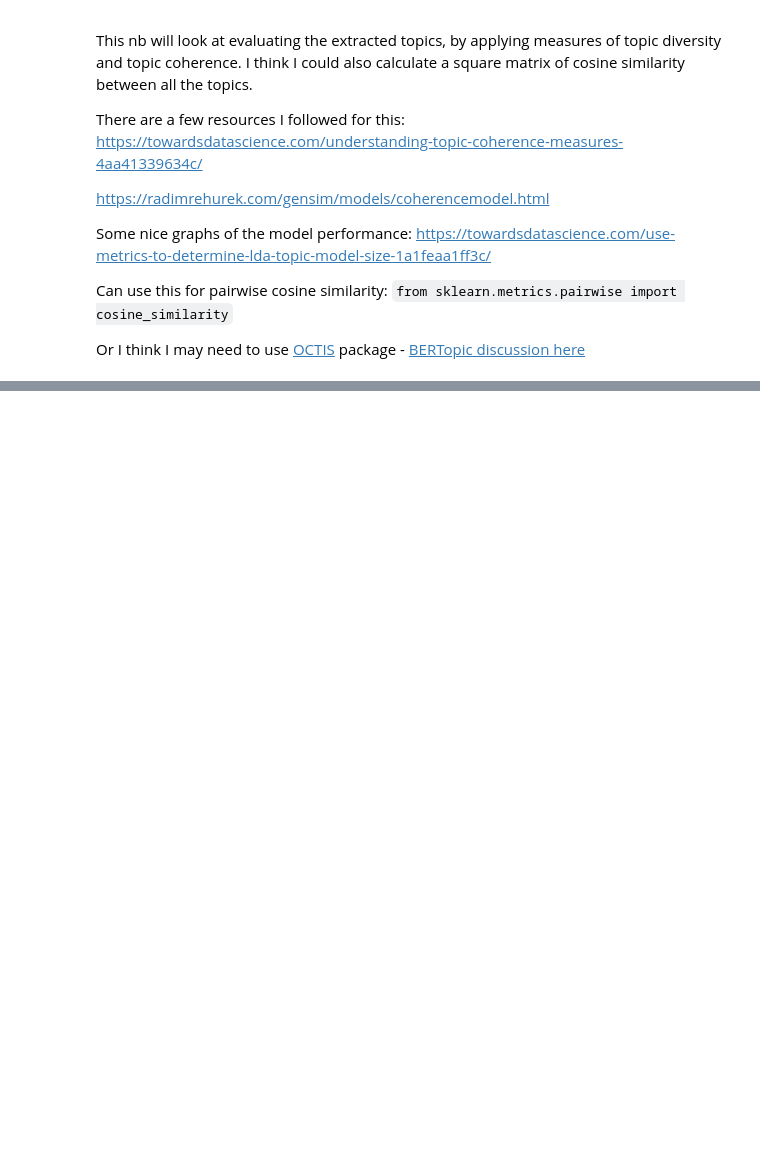
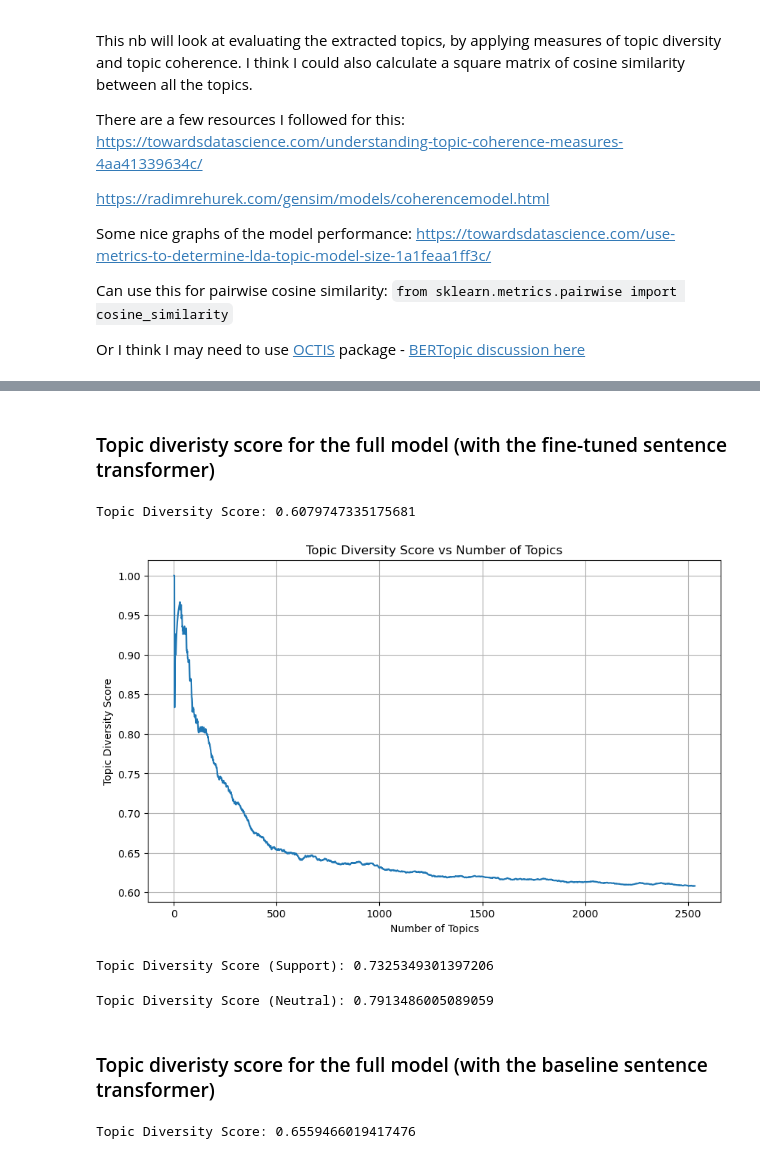
Before and after one commit to Bea-Taylor/nimby_nlp, a Jupyter notebook: nbs/1_0_8_topic_evaluation.ipynb, the cells around one changed output, grey strips where cells are left out. Cells and saved outputs as stored; diff of their text form; code cells hidden in the pictures; blank space fills up the shorter version.

```diff
--- a/nbs/1_0_8_topic_evaluation.ipynb
+++ b/nbs/1_0_8_topic_evaluation.ipynb
@@ -55,0 +90,75 @@ ModuleNotFoundError: No module named 'seaborn'
+# %% [markdown]
+### Topic diveristy score for the full model (with the fine-tuned sentence transformer)
+# %%
+topics_full_model_object = pd.read_csv(f'/root/comment_crunch/outputs/topic_model/full_bertopic/object_topics.csv')
+
+topics_full_model_object_list = {'topics' : topics_full_model_object['Representation'].tolist()}
+topics_full_model_object_list['topics'] =  [ast.literal_eval(item) for item in topics_full_model_object_list['topics']]
+
+metric = TopicDiversity(topk=3) # Initialize metric
+topic_diversity_score_full = metric.score(topics_full_model_object_list)
+print(f"Topic Diversity Score: {topic_diversity_score_full}")
+# %% [output]
+Topic Diversity Score: 0.6079747335175681
+# %%
+num_topics = (range(1, len(topics_full_model_object_list['topics']) + 1))
+diversity_scores = []
+
+# Compute diversity score for each growing number of topics
+for i in range(len(topics_full_model_object_list['topics'])):
+    partial_topics = topics_full_model_object_list['topics'][:i+1]
+    score = metric.score({'topics': partial_topics})
+    diversity_scores.append(score)
+
+# Create a DataFrame for plotting
+import pandas as pd
+df_plot = pd.DataFrame({
+    'num_topics': num_topics,
+    'diversity_score': diversity_scores
+})
+
+# Plot
+plt.figure(figsize=(10, 6))
+sns.lineplot(x='num_topics', y='diversity_score', data=df_plot)
+plt.title('Topic Diversity Score vs Number of Topics')
+plt.xlabel('Number of Topics')
+plt.ylabel('Topic Diversity Score')
+plt.grid(True)
+plt.show()
+# %% [output]
+[figure, added]
+# %%
+topics_full_model_support = pd.read_csv(f'/root/comment_crunch/outputs/topic_model/full_bertopic/supports_topics.csv')
+
+topics_full_model_support_list = {'topics' : topics_full_model_support['Representation'].tolist()}
+topics_full_model_support_list['topics'] =  [ast.literal_eval(item) for item in topics_full_model_support_list['topics']]
+
+metric = TopicDiversity(topk=3) # Initialize metric
+topic_diversity_score_full_support = metric.score(topics_full_model_support_list)
+print(f"Topic Diversity Score (Support): {topic_diversity_score_full_support}")
+# %% [output]
+Topic Diversity Score (Support): 0.7325349301397206
+# %%
+topics_full_model_neutral = pd.read_csv(f'/root/comment_crunch/outputs/topic_model/full_bertopic/neutral_topics.csv')
+
+topics_full_model_neutral_list = {'topics' : topics_full_model_neutral['Representation'].tolist()}
+topics_full_model_neutral_list['topics'] =  [ast.literal_eval(item) for item in topics_full_model_neutral_list['topics']]
+
+metric = TopicDiversity(topk=3) # Initialize metric
+topic_diversity_score_full_neutral = metric.score(topics_full_model_neutral_list)
+print(f"Topic Diversity Score (Neutral): {topic_diversity_score_full_neutral}")
+# %% [output]
+Topic Diversity Score (Neutral): 0.7913486005089059
+# %% [markdown]
+### Topic diveristy score for the full model (with the baseline sentence transformer)
+# %%
+topics_base_model_object = pd.read_csv(f'/root/comment_crunch/outputs/topic_model/full_bertopic_baseline_st/object_topics.csv')
+
+topics_base_model_object_list = {'topics' : topics_base_model_object['Representation'].tolist()}
+topics_base_model_object_list['topics'] =  [ast.literal_eval(item) for item in topics_base_model_object_list['topics']]
+
+metric = TopicDiversity(topk=3) # Initialize metric
+topic_diversity_score_base = metric.score(topics_base_model_object_list)
+print(f"Topic Diversity Score: {topic_diversity_score_base}")
+# %% [output]
+Topic Diversity Score: 0.6559466019417476
```
Also changed, not shown: parts of 10 cells of this notebook.
